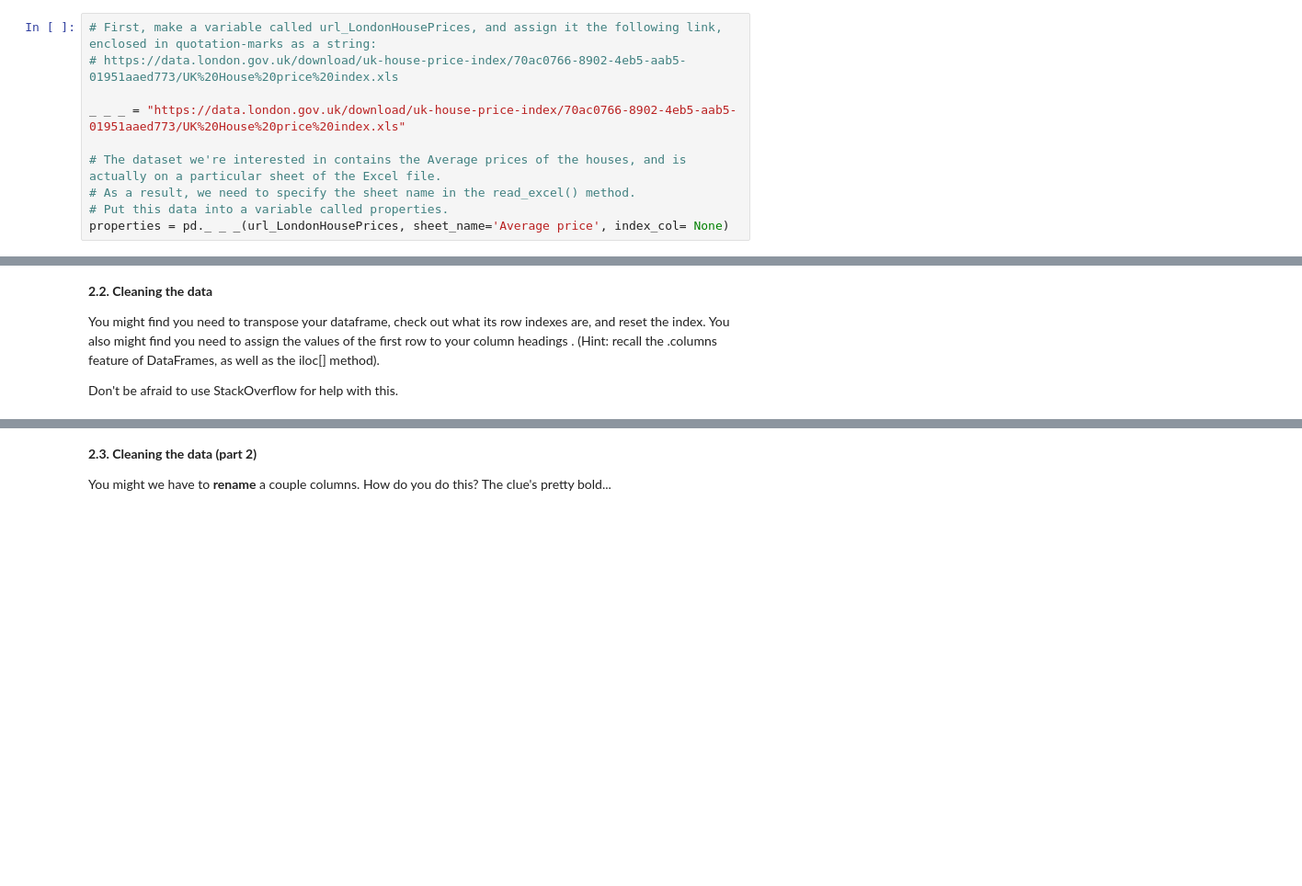
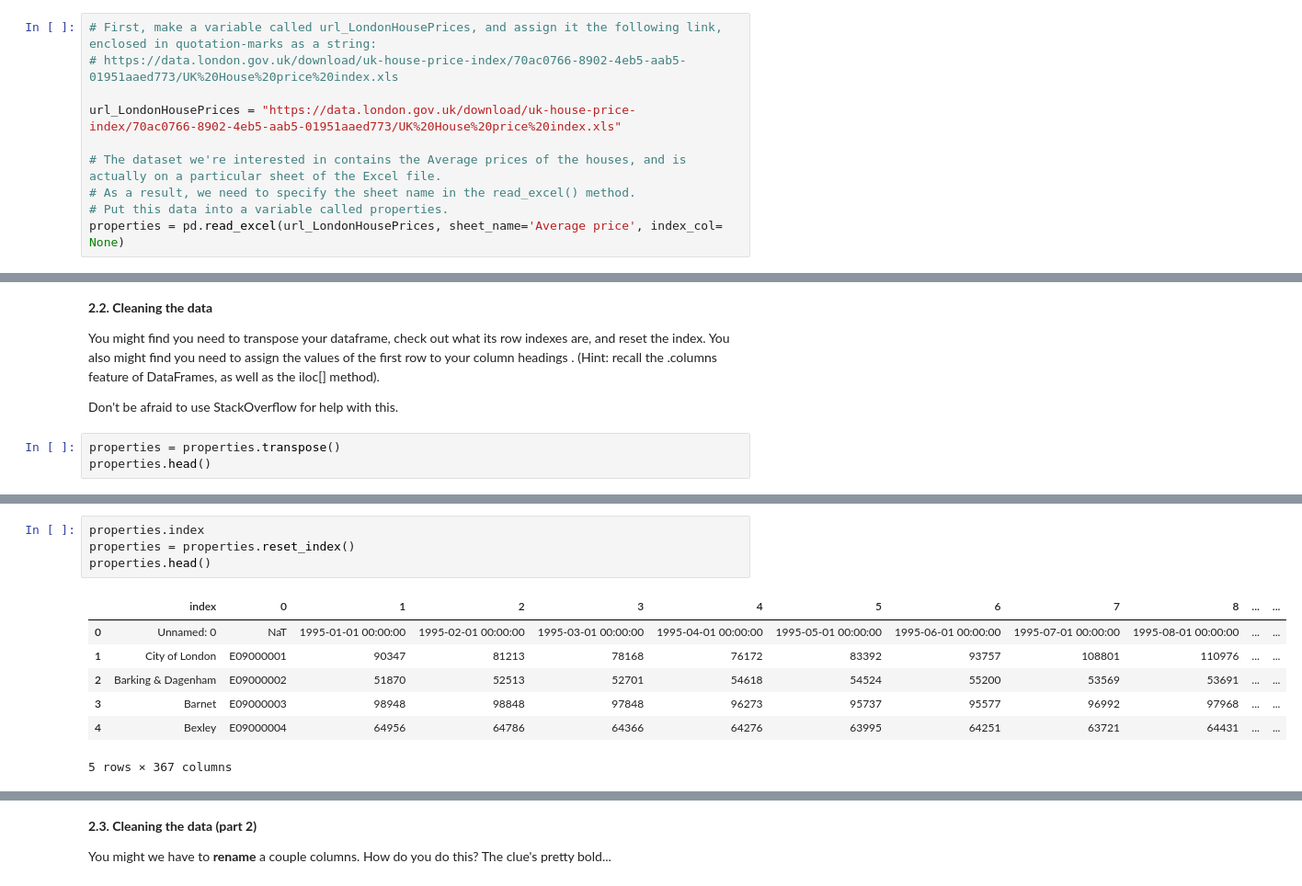
Before and after one commit to alepst42/springboard_repository, a Jupyter notebook: Unit 4 Challenge - Tier 3.ipynb, the cells around one changed output, grey strips where cells are left out. Shown at 92% size. Cells and saved outputs as stored; diff of their text form; blank space fills up the shorter version.

```diff
--- a/Unit 4 Challenge - Tier 3.ipynb
+++ b/Unit 4 Challenge - Tier 3.ipynb
@@ -73,12 +73,12 @@ Your data comes from the [London Datastore](https://data.london.gov.uk/): a free
 # First, make a variable called url_LondonHousePrices, and assign it the following link, enclosed in quotation-marks as a string:
 # https://data.london.gov.uk/download/uk-house-price-index/70ac0766-8902-4eb5-aab5-01951aaed773/UK%20House%20price%20index.xls
 
-_ _ _ = "https://data.london.gov.uk/download/uk-house-price-index/70ac0766-8902-4eb5-aab5-01951aaed773/UK%20House%20price%20index.xls"
+url_LondonHousePrices = "https://data.london.gov.uk/download/uk-house-price-index/70ac0766-8902-4eb5-aab5-01951aaed773/UK%20House%20price%20index.xls"
 
 # The dataset we're interested in contains the Average prices of the houses, and is actually on a particular sheet of the Excel file.
 # As a result, we need to specify the sheet name in the read_excel() method.
 # Put this data into a variable called properties.
-properties = pd._ _ _(url_LondonHousePrices, sheet_name='Average price', index_col= None)
+properties = pd.read_excel(url_LondonHousePrices, sheet_name='Average price', index_col= None)
 # %% [markdown]
 ### 2. Cleaning, transforming, and visualizing
 This second stage is arguably the most important part of any Data Science project. The first thing to do is take a proper look at the data. Cleaning forms the majority of this stage, and can be done both before or after Transformation.
@@ -108,3 +122,6 @@ Think about your pandas functions for checking out a dataframe.
 You might find you need to transpose your dataframe, check out what its row indexes are, and reset the index. You  also might find you need to assign the values of the first row to your column headings  . (Hint: recall the .columns feature of DataFrames, as well as the iloc[] method).
 
 Don't be afraid to use StackOverflow for help  with this.
+# %%
+properties = properties.transpose()
+properties.head()
@@ -110,0 +136,12 @@ Don't be afraid to use StackOverflow for help  with this.
+# %%
+properties.index
+properties = properties.reset_index()
+properties.head()
+# %% [output]
+|  | index | 0 | 1 | 2 | 3 | 4 | 5 | 6 | 7 | 8 | ... | ... |
+| 0 | Unnamed: 0 | NaT | 1995-01-01 00:00:00 | 1995-02-01 00:00:00 | 1995-03-01 00:00:00 | 1995-04-01 00:00:00 | 1995-05-01 00:00:00 | 1995-06-01 00:00:00 | 1995-07-01 00:00:00 | 1995-08-01 00:00:00 | ... | ... |
+| 1 | City of London | E09000001 | 90347 | 81213 | 78168 | 76172 | 83392 | 93757 | 108801 | 110976 | ... | ... |
+| 2 | Barking & Dagenham | E09000002 | 51870 | 52513 | 52701 | 54618 | 54524 | 55200 | 53569 | 53691 | ... | ... |
+| 3 | Barnet | E09000003 | 98948 | 98848 | 97848 | 96273 | 95737 | 95577 | 96992 | 97968 | ... | ... |
+| 4 | Bexley | E09000004 | 64956 | 64786 | 64366 | 64276 | 63995 | 64251 | 63721 | 64431 | ... | ... |
+5 rows × 367 columns
```
Also changed, not shown: parts of 20 cells of this notebook, 2 other files.
